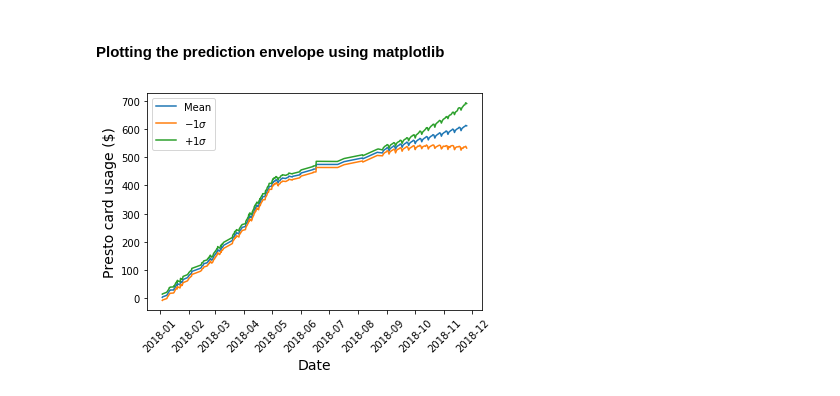
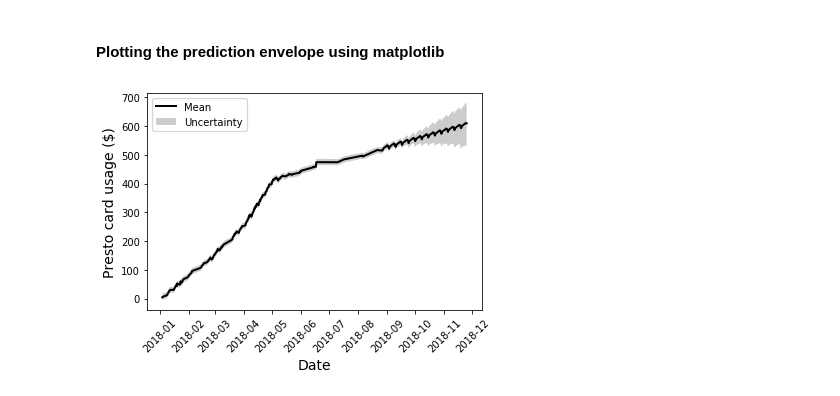
Before and after one commit to elderpinzon/DataProjects, a Jupyter notebook: Presto-Card-Usage/Presto-Card-Usage.ipynb, the cells around one changed output. Drawn from its saved outputs; the diff is of its cells as text; code cells hidden in the pictures.

Commit message:
matplotlib plotting of error envelope

```diff
--- a/Presto-Card-Usage/Presto-Card-Usage.ipynb
+++ b/Presto-Card-Usage/Presto-Card-Usage.ipynb
@@ -12,7 +12,7 @@ from fbprophet import Prophet
 presto = pd.read_csv("presto_trans.csv",
                     converters={'Amount': lambda s: float(s.replace('$', ''))})
 presto['Date'] = pd.to_datetime(presto['Date'])
-presto.columns = ["Date","TransitAgency","Location,","Type","ServiceClass","Discount","Amount","Balance"]
+presto.columns = ["Date","TransitAgency","Type","ServiceClass","Discount","Amount","Balance"]
 
 ## Only count TTC (essentially exclude trips to airport)
 presto = presto.query('TransitAgency == "Toronto Transit Commission"')
@@ -155,15 +150,16 @@ fig2 = m.plot_components(forecast)
 # %% [markdown]
 #### Plotting the prediction envelope using matplotlib
 # %%
-plt.plot(forecast.ds, forecast.yhat, label='Mean')
-plt.plot(forecast.ds, forecast.yhat_lower, label='$-1\sigma$')
-plt.plot(forecast.ds, forecast.yhat_upper, label='$+1\sigma$')
+forecast_d = forecast.copy()
+forecast_d = forecast_d.set_index('ds')
+plt.plot(forecast_d.index, forecast_d.yhat, 'k-', label='Mean')
+plt.fill_between(forecast_d.index, forecast_d.yhat_lower, forecast_d.yhat_upper, facecolor='grey', alpha=.4, label='Uncertainty')
 
 plt.ylabel('Presto card usage ($)', fontsize=14)
 plt.xlabel('Date', fontsize=14)
 plt.xticks(rotation=45)
 
 plt.legend()
 plt.show()
 # %% [output]
-[figure, old version]
+[figure, new version]
```
Also changed, not shown: parts of 6 cells of this notebook.
